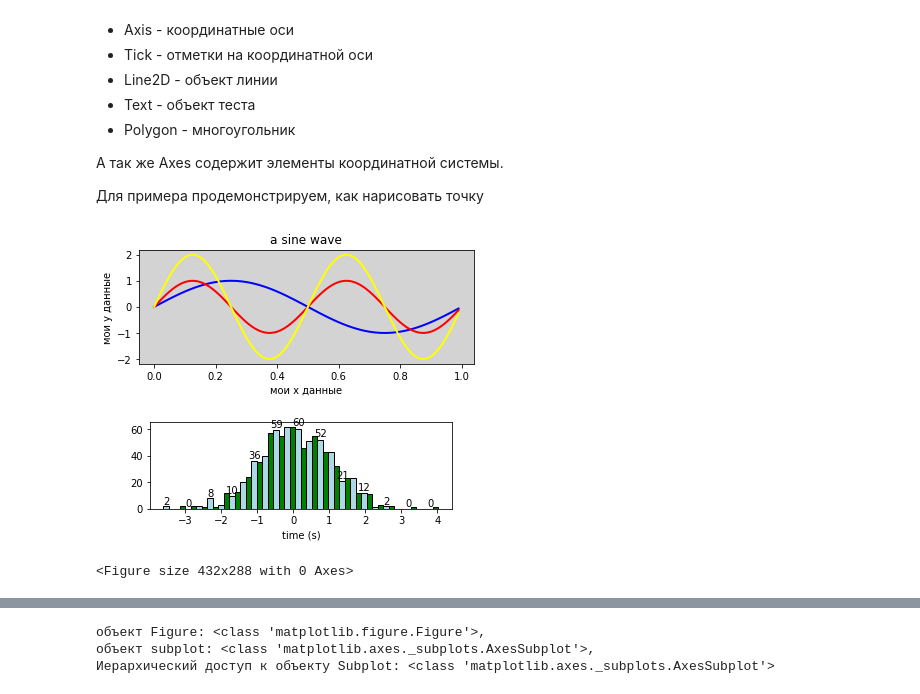
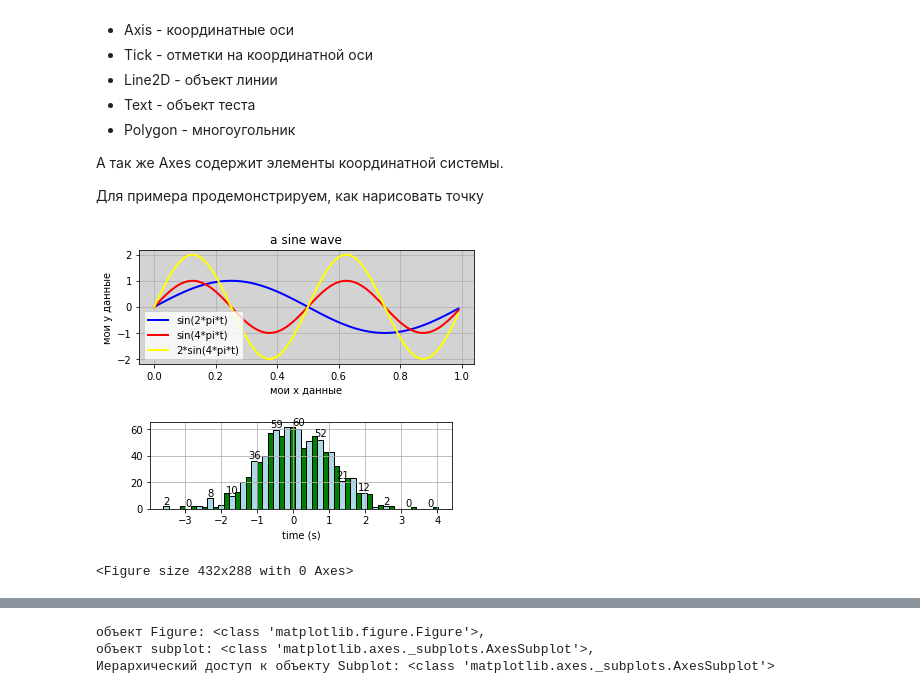
Before and after one commit to Pro100v/SkillBox-DataScience, a Jupyter notebook: Matplotlib/jun_anl_matplotlib_les-1.ipynb, the cells around one changed output, grey strips where cells are left out. Cells and saved outputs as stored; diff of their text form; code cells hidden in the pictures.

```diff
--- a/Matplotlib/jun_anl_matplotlib_les-1.ipynb
+++ b/Matplotlib/jun_anl_matplotlib_les-1.ipynb
@@ -41,35 +41,39 @@ fig2 = plt.figure()
 
 
 t = np.arange(0.0, 1.0, 0.01)
 s = np.sin(2*np.pi*t)
 s2 = np.sin(4*np.pi*t)
 
 xtext = ax.set_ylabel('мои y данные')
 ytext = ax.set_xlabel('мои x данные')
 ax.set_title('a sine wave')
 
-line, = ax.plot(t, s, color='blue', lw=2)
-ax.plot(t, s2, color='red', lw=2)
+line, = ax.plot(t, s, color='blue', lw=2, label='sin(2*pi*t)')
+ax.plot(t, s2, color='red', lw=2, label='sin(4*pi*t)')
 # ax.plot(t, -s2, color='red', lw=2)
-ax.plot(t, s2*2, color='yellow', lw=2)
+ax.plot(t, s2*2, color='yellow', lw=2, label='2*sin(4*pi*t)')
 # ax.plot(t, -s2*2, color='yellow', lw=2)
 
 np.random.seed(19680801)
 
 ax2 = fig.add_axes([0.15, 0.1, 0.7, 0.3])
 n, bins, patches = ax2.hist(np.random.randn(1000), 50, facecolor='green', edgecolor='black')
 for i, patch in enumerate(patches[::2]):
     patch.set_facecolor('lightblue')
     if i%2==0:
         patch.set_label(n[i*2]) #n[i*2]
         patch.set_visible(True)
         h, w = patch.get_height(), patch.get_width()
         ax2.text(patch.get_x() + w/2., h*1.02, str(int(np.round(n[i*2]))), ha='center', va='bottom')
 
 
 
 ax2.set_xlabel('time (s)')
+for a in fig.axes:
+    a.grid(True)
+
+ax.legend()
 plt.show()
 # %% [output]
-[figure, old version]
+[figure, new version]
 <Figure size 432x288 with 0 Axes>
```
Also changed, not shown: parts of 1 cell of this notebook, 7 other files.
